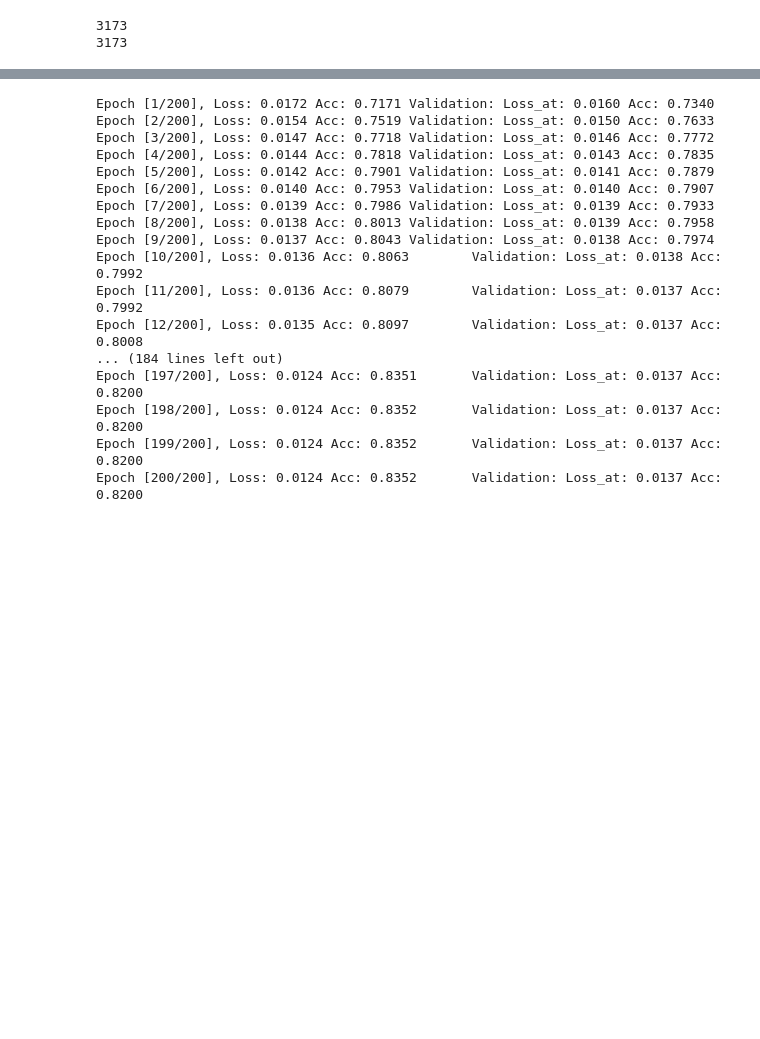
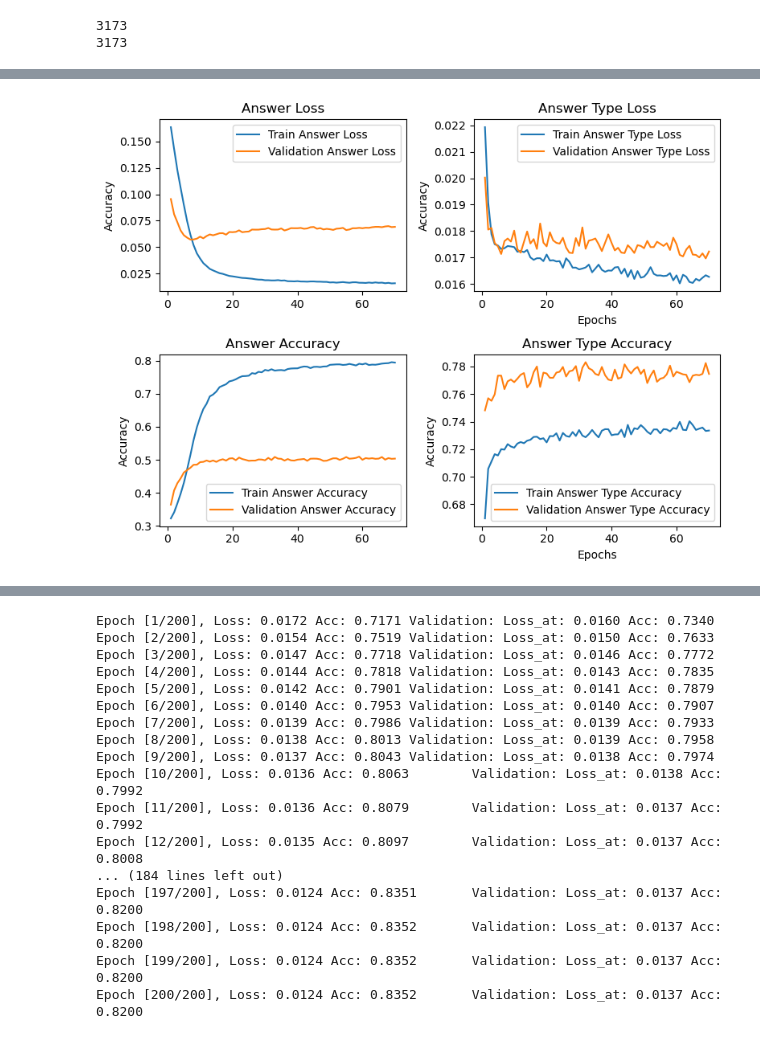
Before and after one commit to mawhab/Visual-Question-Answering, a Jupyter notebook: VQA.ipynb, the cells around one changed output, grey strips where cells are left out. Saved outputs shown, nothing was run; the diff lists cells and outputs as text; code cells hidden in the pictures; blank space fills up the shorter version.

```diff
--- a/VQA.ipynb
+++ b/VQA.ipynb
@@ -625,0 +673,6 @@ val_set = DataLoader(VQADataset(X_val, y_val, ensemble=True), batch_size=32)
+# %%
+# Instantiate the model
+model = VQA_Network(num_classes, vocab_size, hidden_dim, embedding_dim[1]).to(device)
+
+train_val_plot(num_epochs, model, train_set, val_set, 1, save='/kaggle/working/'+ ms[1]+'.pt')
+# %% [output]
@@ -625,0 +696 @@ val_set = DataLoader(VQADataset(X_val, y_val, ensemble=True), batch_size=32)
+[figure, added]
```
Also changed, not shown: parts of 50 cells of this notebook.
